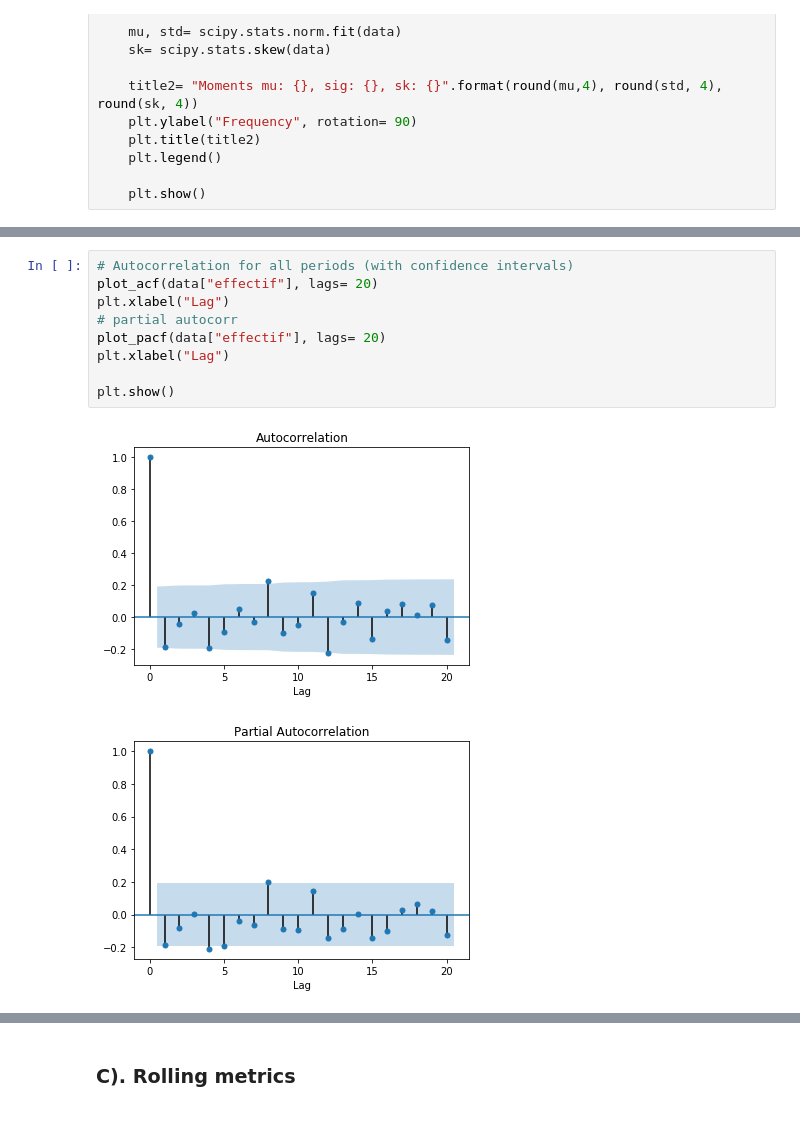
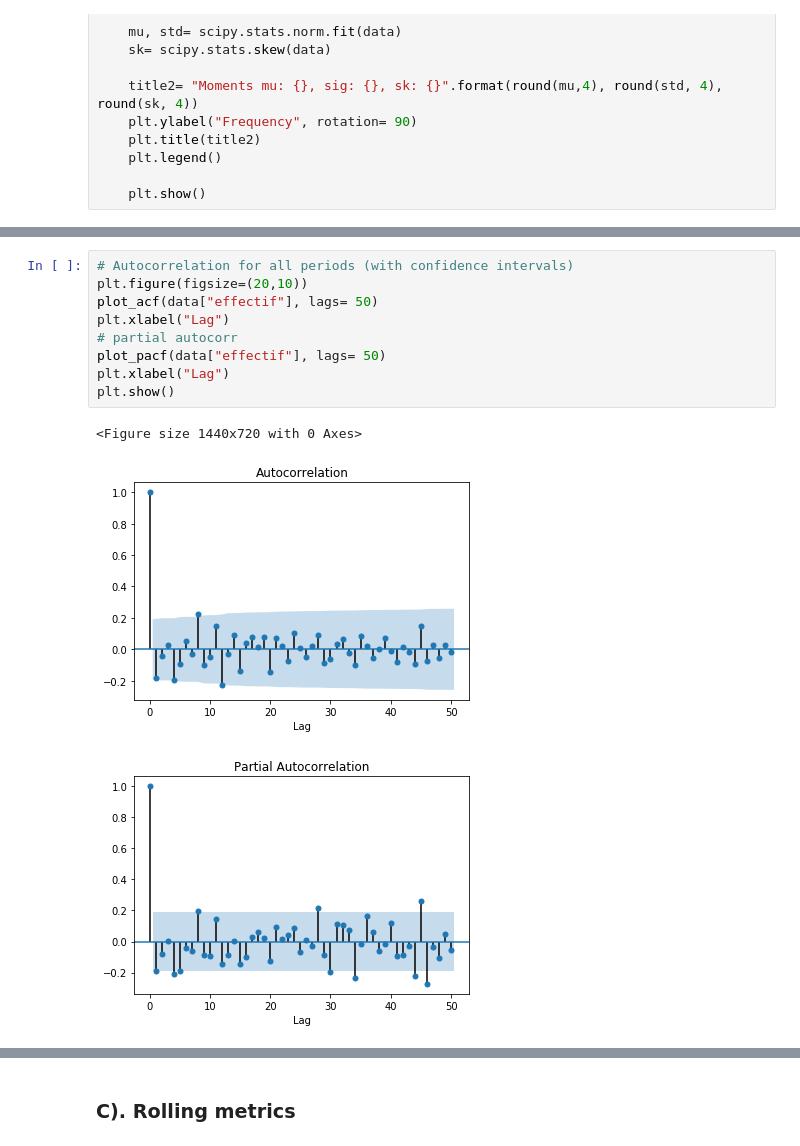
Before and after one commit to gerileka/machine_learning_portfolio, a Jupyter notebook: src/Long_only_Anal.ipynb, the cells around one changed output, grey strips where cells are left out. Cells and saved outputs as stored; diff of their text form.

```diff
--- a/src/Long_only_Anal.ipynb
+++ b/src/Long_only_Anal.ipynb
@@ -149,15 +136,16 @@ compare_hist_to_norm([round(val, 2) for val in data["sp500"].values], bins= 15)
 # %%
 # Autocorrelation for all periods (with confidence intervals)
-plot_acf(data["effectif"], lags= 20)
+plt.figure(figsize=(20,10))
+plot_acf(data["effectif"], lags= 50)
 plt.xlabel("Lag")
 # partial autocorr
-plot_pacf(data["effectif"], lags= 20)
+plot_pacf(data["effectif"], lags= 50)
 plt.xlabel("Lag")
-
 plt.show()
 # %% [output]
+<Figure size 1440x720 with 0 Axes>
-[figure, old version]
+[figure, new version]
-[figure, old version]
+[figure, new version]
 # %% [markdown]
 _Our Portfolio on average outperforms the benchmark with a lower standard deviation (fees not included)._
 
```
Also changed, not shown: parts of 24 cells of this notebook.
